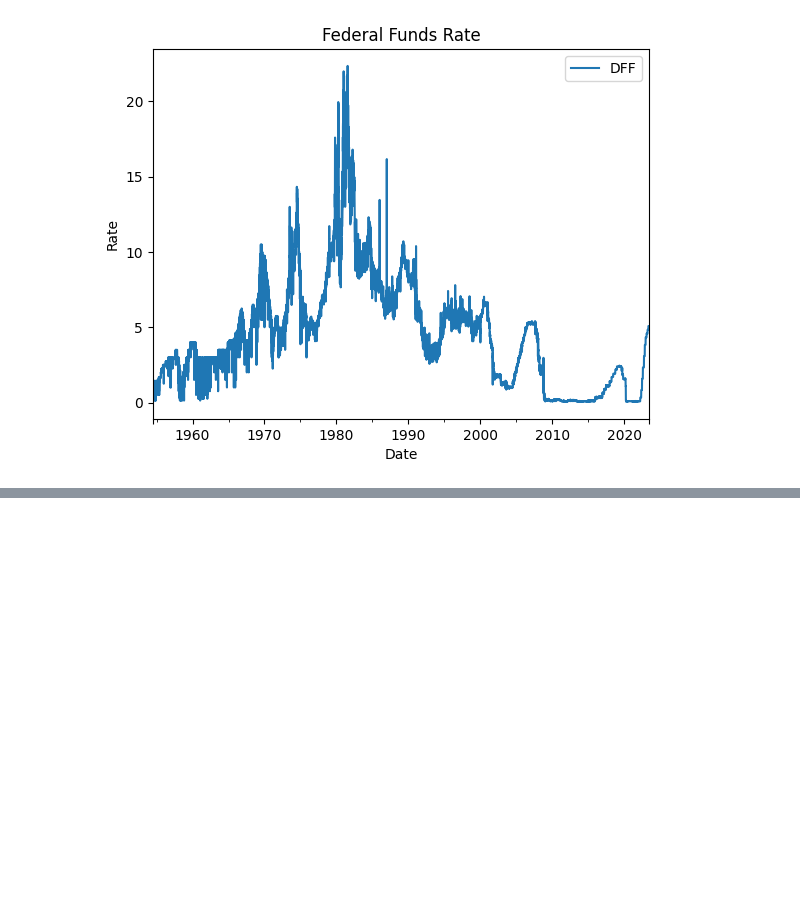
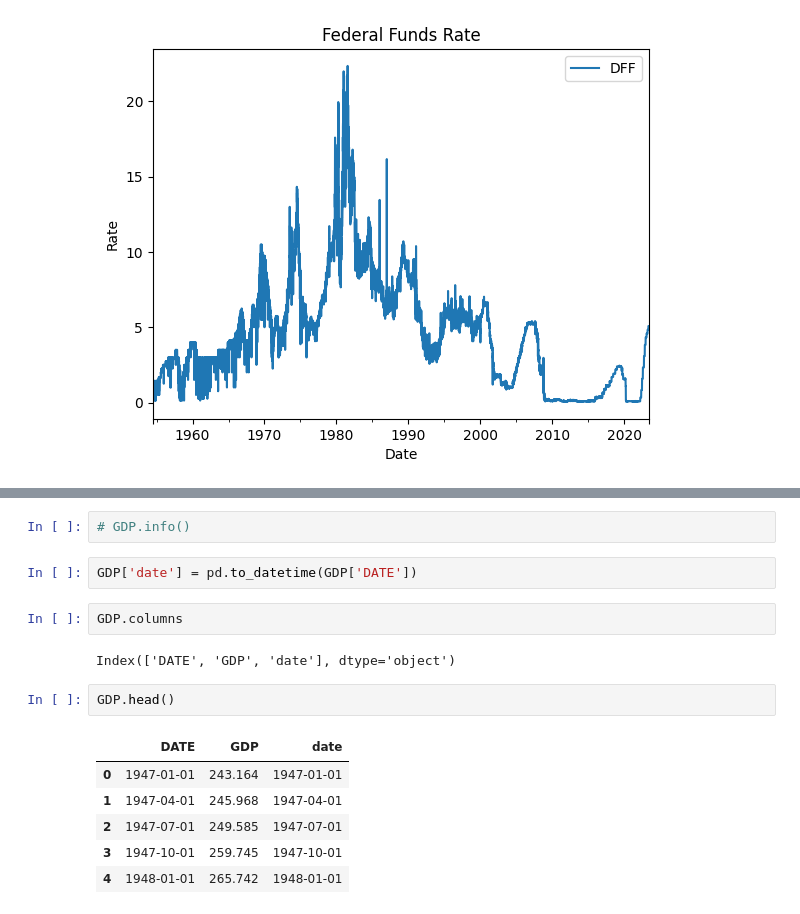
Before and after one commit to ChrisVerg/Projects_Exploration, a Jupyter notebook: FRED_test.ipynb, the cells around one changed output, grey strips where cells are left out. Cells and saved outputs as stored; diff of their text form; blank space fills up the shorter version.

```diff
--- a/FRED_test.ipynb
+++ b/FRED_test.ipynb
@@ -219,0 +251,17 @@ plt.show()
+# %%
+# GDP.info()
+# %%
+GDP['date'] = pd.to_datetime(GDP['DATE'])
+# %%
+GDP.columns
+# %% [output]
+Index(['DATE', 'GDP', 'date'], dtype='object')
+# %%
+GDP.head()
+# %% [output]
+|  | DATE | GDP | date |
+| 0 | 1947-01-01 | 243.164 | 1947-01-01 |
+| 1 | 1947-04-01 | 245.968 | 1947-04-01 |
+| 2 | 1947-07-01 | 249.585 | 1947-07-01 |
+| 3 | 1947-10-01 | 259.745 | 1947-10-01 |
+| 4 | 1948-01-01 | 265.742 | 1948-01-01 |
```
Also changed, not shown: parts of 8 cells of this notebook, 2 other files.
